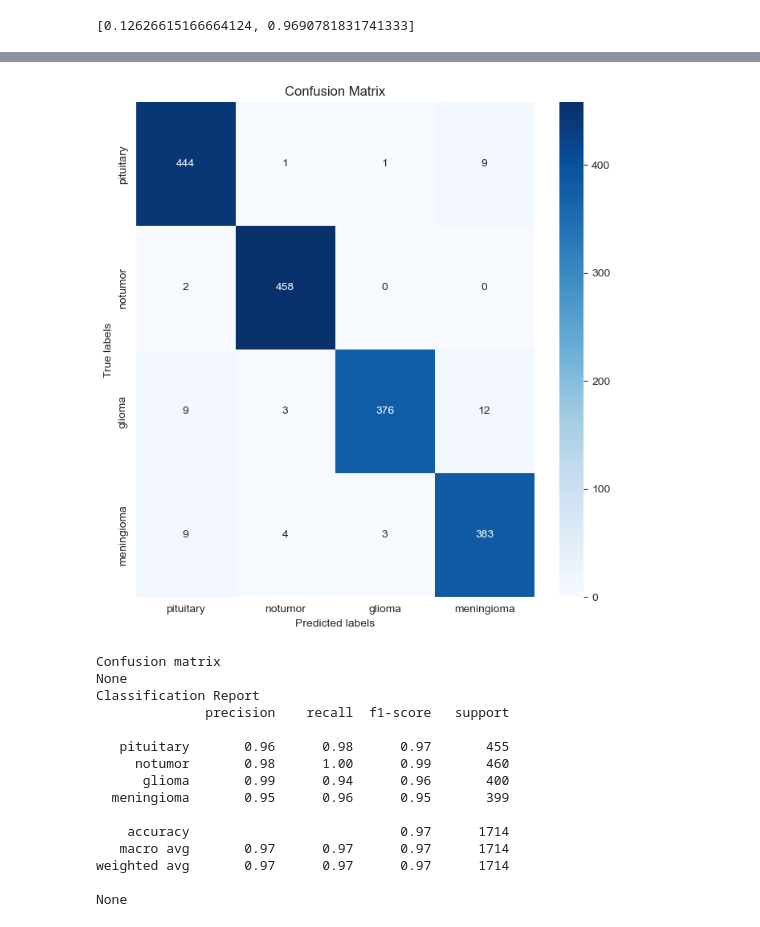
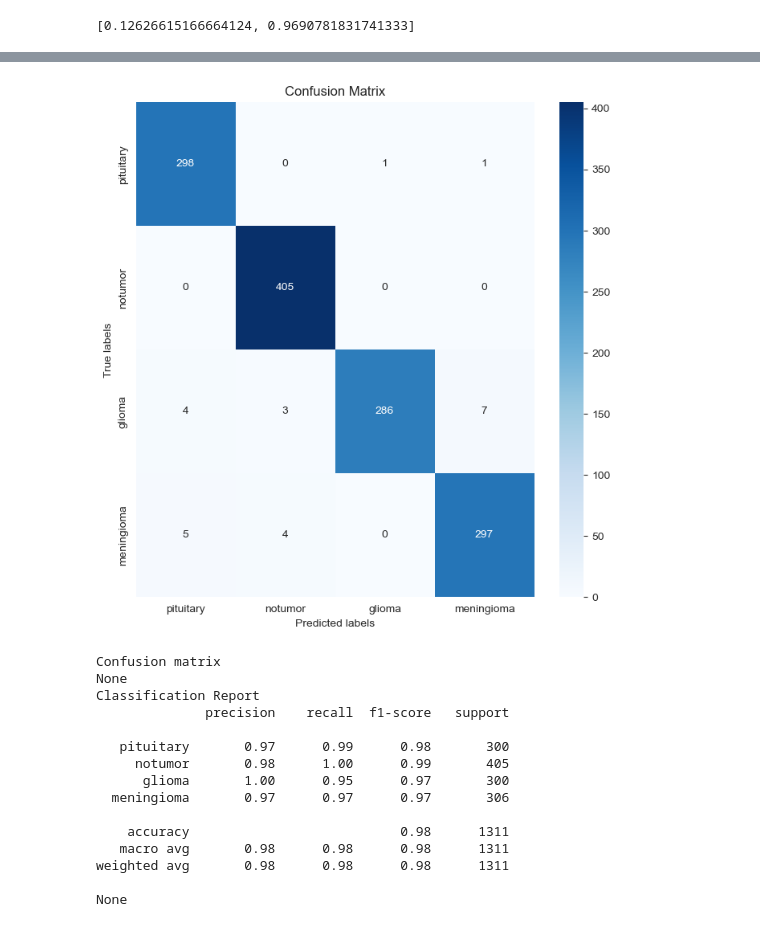
Before and after one commit to MYTHILI05896/brain-tumor-mri-classifier, a Jupyter notebook: BrainTumor.ipynb, the cells around one changed output, grey strips where cells are left out. Cells and saved outputs as stored; diff of their text form; code cells hidden in the pictures.

```diff
--- a/BrainTumor.ipynb
+++ b/BrainTumor.ipynb
@@ -821,9 +792,6 @@ def UnetModel(input_shape=(256, 256, 1), n_classes=4):
 # %% [markdown]
 #### Model Compiling
 # %%
-IMG_SHAPE = (img_size, img_size, 1)
-
-unet_model = UnetModel(IMG_SHAPE, n_classes=4)
-unet_model.compile(optimizer='adam', loss='sparse_categorical_crossentropy', metrics=['accuracy'])
+vgg16_model.compile(optimizer = 'adam', loss='sparse_categorical_crossentropy', metrics=['accuracy'])
 # %% [markdown]
 #### Model Training
@@ -838,2 +798,2 @@ y_val.shape
 # %%
-unet_model.fit(X_train, y_train, validation_data=(X_val, y_val), batch_size=16, epochs=25)
+vgg16_model.fit(X_train, y_train, batch_size=32, epochs=10, validation_data=(X_val, y_val), callbacks=[tensorboard, checkpoint])
@@ -840,2 +820,0 @@ unet_model.fit(X_train, y_train, validation_data=(X_val, y_val), batch_size=16,
-# %%
-unet_model.fit(X_train, y_train, batch_size=32, epochs=10, validation_data=(X_val, y_val))
@@ -902,7 +917,7 @@ effnet_model.compile(optimizer='adam', loss='sparse_categorical_crossentropy', m
 #### Model Training
 # %%
 #train the model
-effnet_model.fit(X_train, y_train, batch_size=32, epochs=10, validation_data=(X_val, y_val), verbose=1)
+effnet_model.fit(X_train, y_train, batch_size=32, epochs=10, validation_data=(X_val, y_val), verbose=1, callbacks=[checkpoint])
 # %% [output]
 Epoch 1/10
 125/125 [==============================] - 142s 960ms/step - loss: 0.3295 - accuracy: 0.8824 - val_loss: 0.7409 - val_accuracy: 0.8279
@@ -941,10 +956,10 @@ effnet_model.evaluate(x=X_val, y=y_val)
 54/54 [==============================] - 10s 157ms/step - loss: 0.1263 - accuracy: 0.9691
 [0.12626615166664124, 0.9690781831741333]
 # %%
-y_test_pred = effnet_model.predict(X_val)
+y_test_pred = effnet_model.predict(X_test)
 y_test_pred_arg = y_test_pred.argmax(axis=1)
-co_mat = confusion_matrix(y_val, y_test_pred_arg, labels)
+co_mat = confusion_matrix(y_test, y_test_pred_arg, labels)
 
 print(co_mat)
-print(classification_report(y_val, y_test_pred_arg, labels))
+print(classification_report(y_test, y_test_pred_arg, labels))
 # %% [output]
@@ -952,16 +967,16 @@ print(classification_report(y_val, y_test_pred_arg, labels))
-[figure, old version]
+[figure, new version]
 Confusion matrix
 None
 Classification Report
               precision    recall  f1-score   support
 
-   pituitary       0.96      0.98      0.97       455
-     notumor       0.98      1.00      0.99       460
-      glioma       0.99      0.94      0.96       400
-  meningioma       0.95      0.96      0.95       399
+   pituitary       0.97      0.99      0.98       300
+     notumor       0.98      1.00      0.99       405
+      glioma       1.00      0.95      0.97       300
+  meningioma       0.97      0.97      0.97       306
 
-    accuracy                           0.97      1714
-   macro avg       0.97      0.97      0.97      1714
-weighted avg       0.97      0.97      0.97      1714
+    accuracy                           0.98      1311
+   macro avg       0.98      0.98      0.98      1311
+weighted avg       0.98      0.98      0.98      1311
 
 None
```
Also changed, not shown: parts of 34 cells of this notebook.
